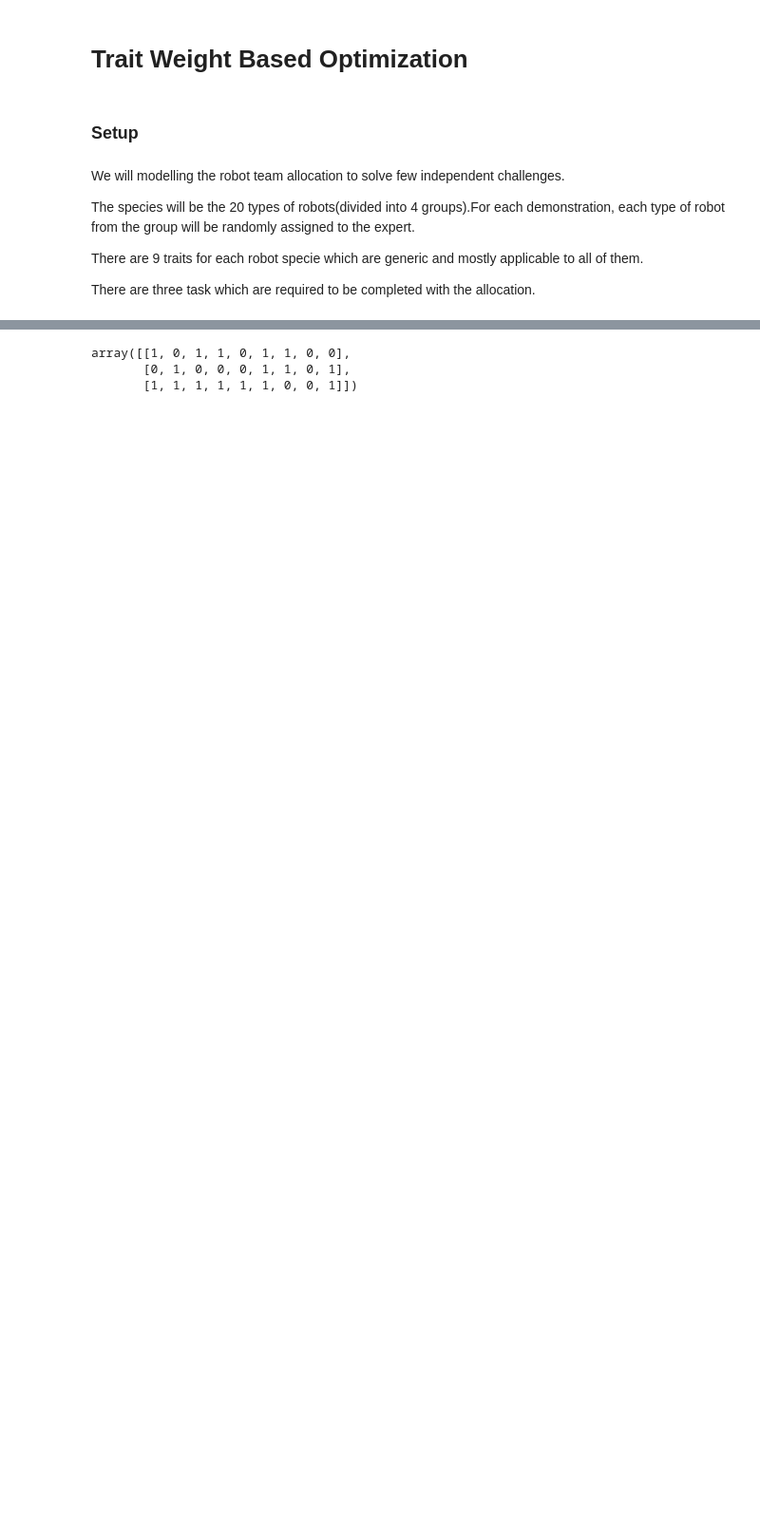
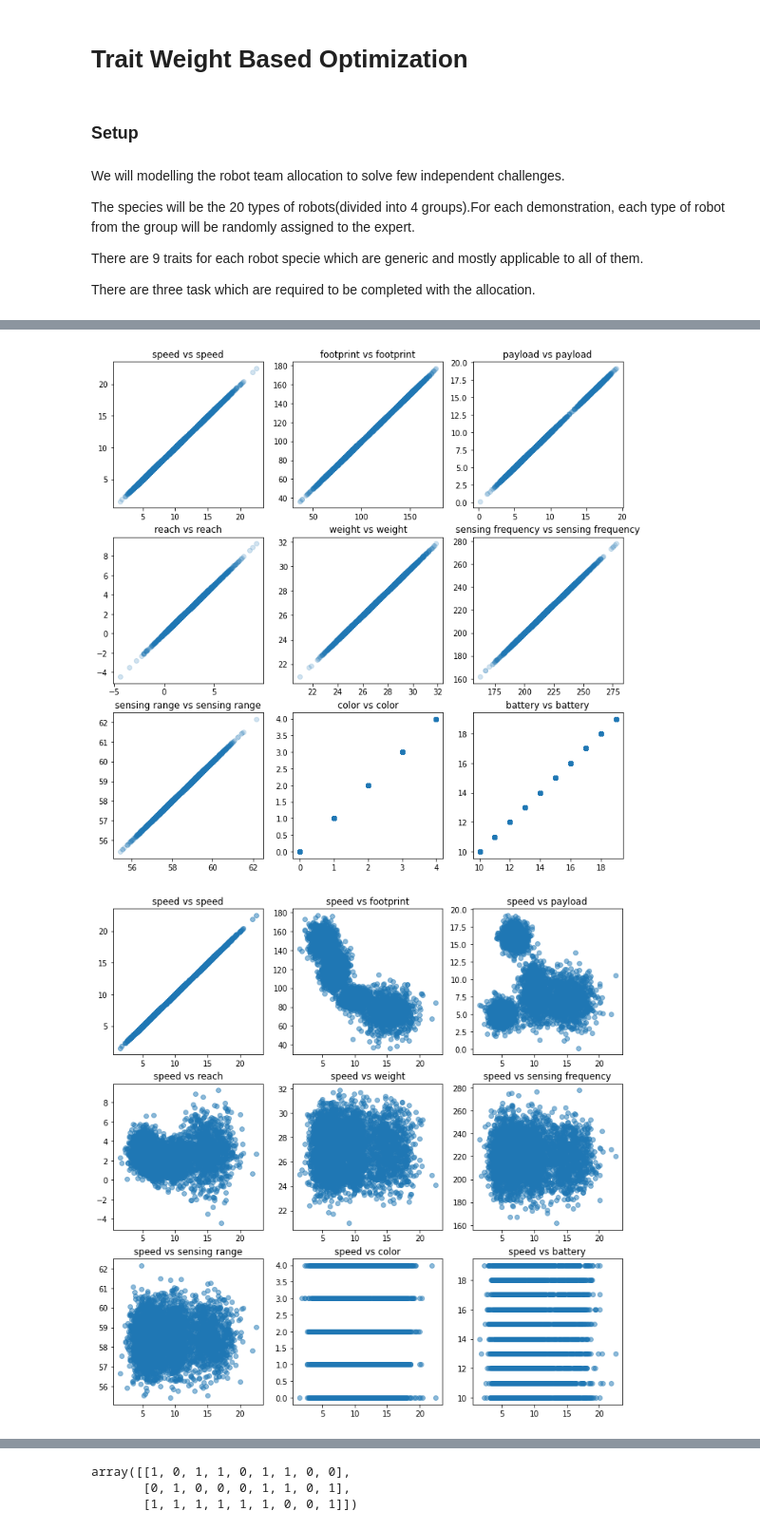
Before and after one commit to GT-STAR-Lab/trait_weight_optimization, a Jupyter notebook: experiment_setup.ipynb, the cells around one changed output, grey strips where cells are left out. Shown at 95% size. Cells and saved outputs as stored; diff of their text form; code cells hidden in the pictures; blank space fills up the shorter version.

```diff
--- a/experiment_setup.ipynb
+++ b/experiment_setup.ipynb
@@ -87,0 +66,23 @@ array([[  8.41108973,  90.36590457,   5.78922572,   2.18786945,
+# %%
+#Visualization Trait space
+
+#Traits with respect to other traits can be mapped to visualize the traits spaces
+
+#Visualizations
+plt.rcParams["figure.figsize"] = (12,12)
+# %%
+#self maps
+figure, axs = plt.subplots(3,3)
+for i, ax in enumerate(axs.flat):
+    ax.scatter(Q[:,:,i], Q[:,:,i],alpha=0.2)
+    ax.set_title(traits[i] + " vs "+ traits[i] )
+
+#one trait to another
+for t in range(num_traits):
+    figure, axs = plt.subplots(3,3)
+    for i, ax in enumerate(axs.flat):
+        ax.scatter(Q[:,:,t], Q[:,:,i],alpha=0.5)
+        ax.set_title(traits[t] + " vs "+ traits[i] )
+# %% [output]
+[figure, added]
+[figure, added]
```
Also changed, not shown: parts of 14 cells of this notebook.
